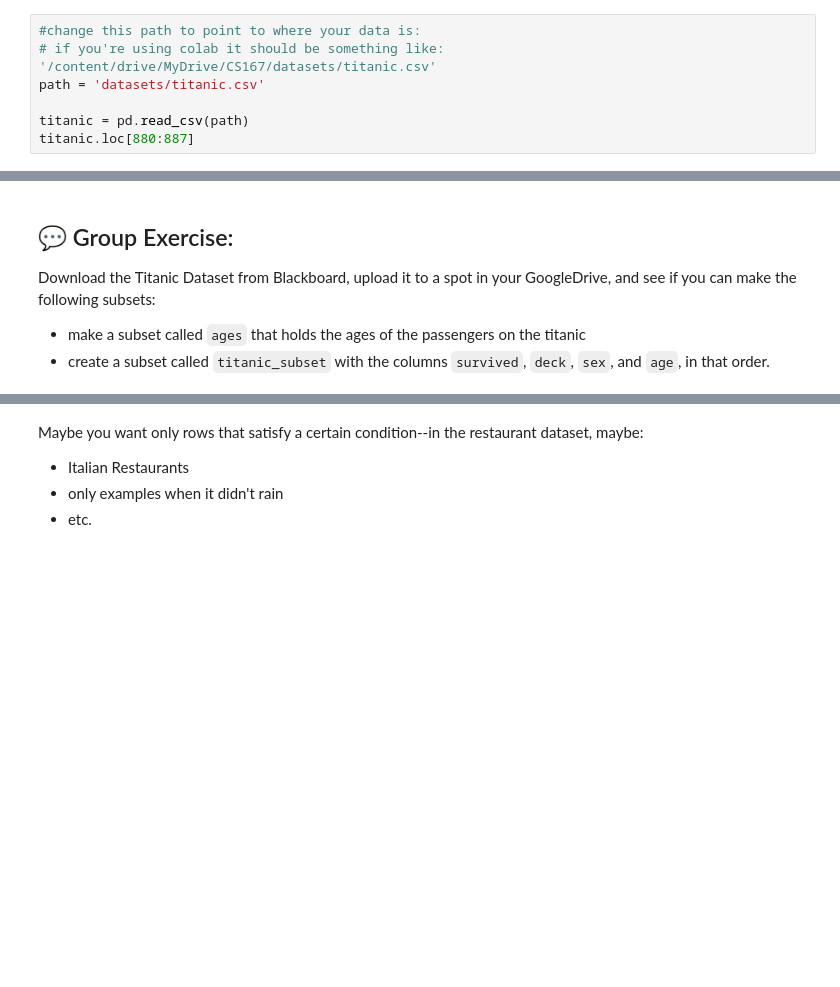
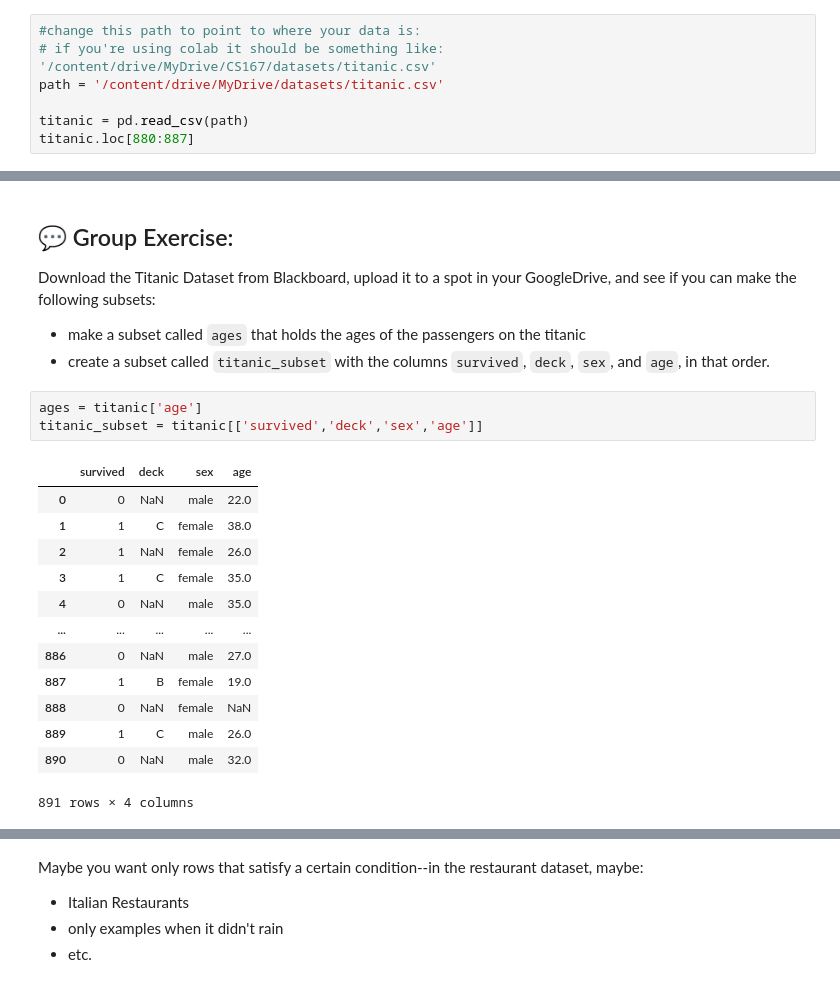
Before and after one commit to cdavis94-school/s23-CS167-Notes, a Jupyter notebook: Day02_Pandas_Tutorial.ipynb, the cells around one changed output, grey strips where cells are left out. Cells and saved outputs as stored; diff of their text form; blank space fills up the shorter version.

```diff
--- a/Day02_Pandas_Tutorial.ipynb
+++ b/Day02_Pandas_Tutorial.ipynb
@@ -214,7 +216,7 @@ Simply put:
 # %%
 #change this path to point to where your data is:
 # if you're using colab it should be something like: '/content/drive/MyDrive/CS167/datasets/titanic.csv'
-path = 'datasets/titanic.csv'
+path = '/content/drive/MyDrive/datasets/titanic.csv'
 
 titanic = pd.read_csv(path)
 titanic.loc[880:887]
@@ -357,6 +359,23 @@ reordered.head()
 Download the Titanic Dataset from Blackboard, upload it to a spot in your GoogleDrive, and see if you can make the following subsets:
 - make a subset called `ages` that holds the ages of the passengers on the titanic
 - create a subset called `titanic_subset` with the columns `survived`, `deck`, `sex`, and `age`, in that order.
+# %%
+ages = titanic['age']
+titanic_subset = titanic[['survived','deck','sex','age']]
+# %% [output]
+|  | survived | deck | sex | age |
+| 0 | 0 | NaN | male | 22.0 |
+| 1 | 1 | C | female | 38.0 |
+| 2 | 1 | NaN | female | 26.0 |
+| 3 | 1 | C | female | 35.0 |
+| 4 | 0 | NaN | male | 35.0 |
+| ... | ... | ... | ... | ... |
+| 886 | 0 | NaN | male | 27.0 |
+| 887 | 1 | B | female | 19.0 |
+| 888 | 0 | NaN | female | NaN |
+| 889 | 1 | C | male | 26.0 |
+| 890 | 0 | NaN | male | 32.0 |
+891 rows × 4 columns
 # %% [markdown]
 ## Subsetting Rows in a DataFrame:
 <div>
```
Also changed, not shown: parts of 4 cells of this notebook.
